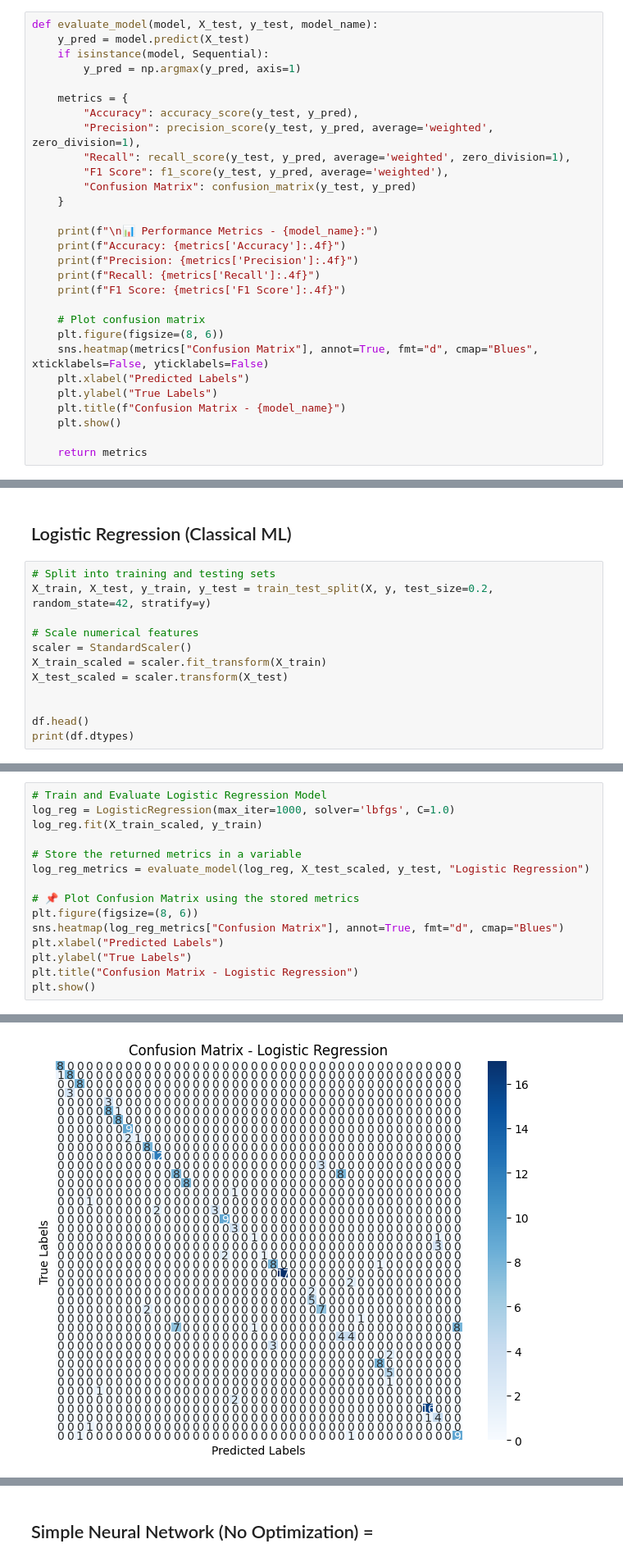
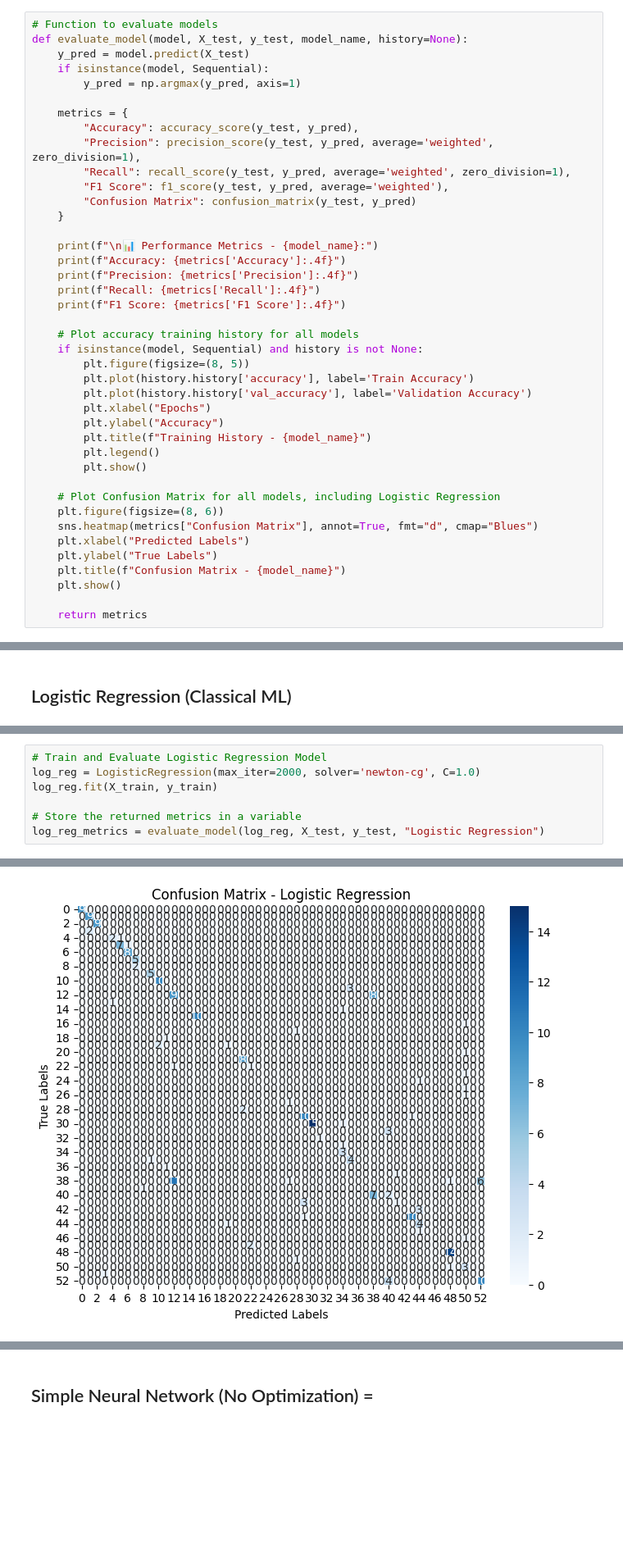
Before and after one commit to Jules-gatete/Intro_to_ML---Summatives, a Jupyter notebook: Summative_Intro_to_ml_Jules_Gatete_number]_assignment.ipynb, the cells around one changed output, grey strips where cells are left out. Shown at 82% size. Cells and saved outputs as stored; diff of their text form; blank space fills up the shorter version.

Commit message:
Implemented all Models

```diff
--- a/Summative_Intro_to_ml_Jules_Gatete_number]_assignment.ipynb
+++ b/Summative_Intro_to_ml_Jules_Gatete_number]_assignment.ipynb
@@ -145,7 +175,8 @@ plt.show()
 # %% [markdown]
 # 📌 Function to train and evaluate models
 # %%
-def evaluate_model(model, X_test, y_test, model_name):
+# Function to evaluate models
+def evaluate_model(model, X_test, y_test, model_name, history=None):
     y_pred = model.predict(X_test)
     if isinstance(model, Sequential):
         y_pred = np.argmax(y_pred, axis=1)
@@ -164,9 +195,20 @@ def evaluate_model(model, X_test, y_test, model_name):
     print(f"Recall: {metrics['Recall']:.4f}")
     print(f"F1 Score: {metrics['F1 Score']:.4f}")
 
-    # Plot confusion matrix
+    # Plot accuracy training history for all models
+    if isinstance(model, Sequential) and history is not None:
+        plt.figure(figsize=(8, 5))
+        plt.plot(history.history['accuracy'], label='Train Accuracy')
+        plt.plot(history.history['val_accuracy'], label='Validation Accuracy')
+        plt.xlabel("Epochs")
+        plt.ylabel("Accuracy")
+        plt.title(f"Training History - {model_name}")
+        plt.legend()
+        plt.show()
+
+    # Plot Confusion Matrix for all models, including Logistic Regression
     plt.figure(figsize=(8, 6))
-    sns.heatmap(metrics["Confusion Matrix"], annot=True, fmt="d", cmap="Blues", xticklabels=False, yticklabels=False)
+    sns.heatmap(metrics["Confusion Matrix"], annot=True, fmt="d", cmap="Blues")
     plt.xlabel("Predicted Labels")
     plt.ylabel("True Labels")
     plt.title(f"Confusion Matrix - {model_name}")
@@ -176,14 +220,2 @@ def evaluate_model(model, X_test, y_test, model_name):
 # %% [markdown]
 ## Logistic Regression (Classical ML)
-# %%
-# Split into training and testing sets
-X_train, X_test, y_train, y_test = train_test_split(X, y, test_size=0.2, random_state=42, stratify=y)
-
-# Scale numerical features
-scaler = StandardScaler()
-X_train_scaled = scaler.fit_transform(X_train)
-X_test_scaled = scaler.transform(X_test)
-
-
-df.head()
-print(df.dtypes)
@@ -197,17 +222,9 @@ dtype: object
 # %%
 # Train and Evaluate Logistic Regression Model
-log_reg = LogisticRegression(max_iter=1000, solver='lbfgs', C=1.0)
-log_reg.fit(X_train_scaled, y_train)
+log_reg = LogisticRegression(max_iter=2000, solver='newton-cg', C=1.0)
+log_reg.fit(X_train, y_train)
 
 # Store the returned metrics in a variable
-log_reg_metrics = evaluate_model(log_reg, X_test_scaled, y_test, "Logistic Regression")
-
-# 📌 Plot Confusion Matrix using the stored metrics
-plt.figure(figsize=(8, 6))
-sns.heatmap(log_reg_metrics["Confusion Matrix"], annot=True, fmt="d", cmap="Blues")
-plt.xlabel("Predicted Labels")
-plt.ylabel("True Labels")
-plt.title("Confusion Matrix - Logistic Regression")
-plt.show()
+log_reg_metrics = evaluate_model(log_reg, X_test, y_test, "Logistic Regression")
 # %% [output]
 📊 Performance Metrics - Logistic Regression:
@@ -218 +235 @@ F1 Score: 0.6693
-[figure, old version]
+[figure, new version]
```
Also changed, not shown: parts of 20 cells of this notebook.
